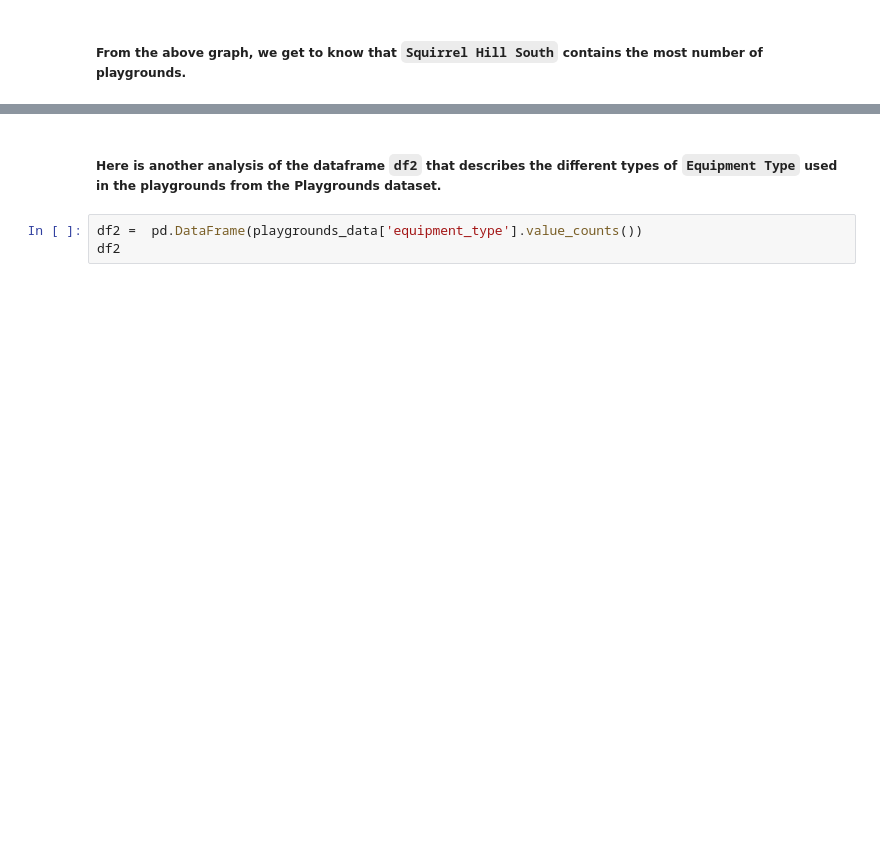
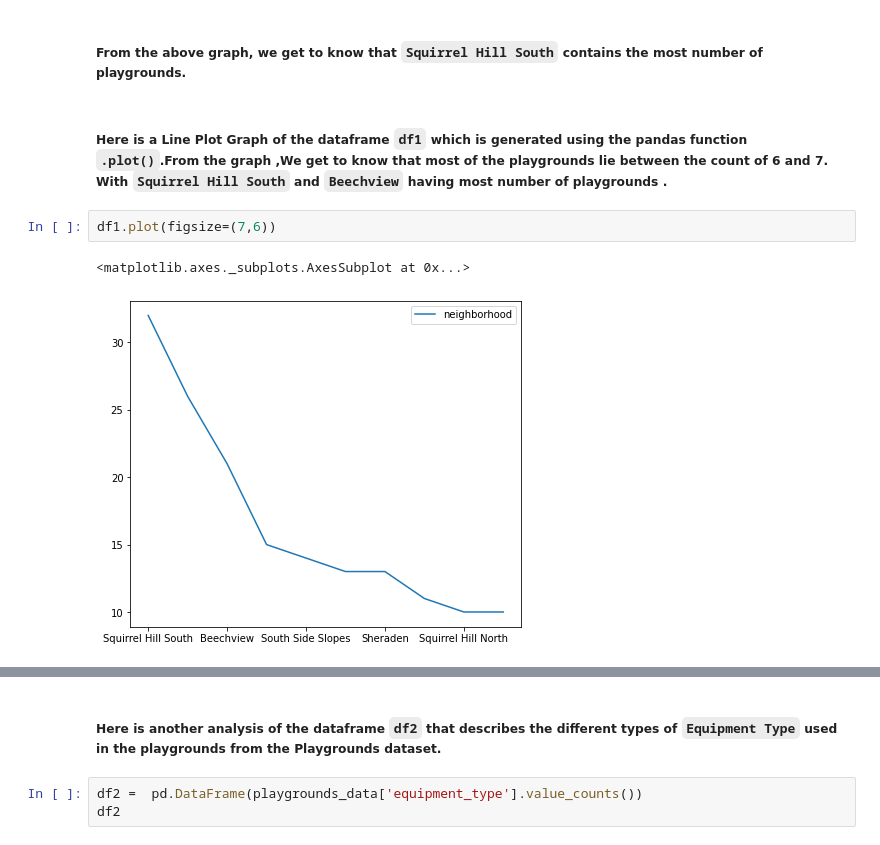
Before and after one commit to Roma-Reddy/Cmpinf0010FinalProject, a Jupyter notebook: Roma_Final_Notebook.ipynb, the cells around one changed output, grey strips where cells are left out. Drawn from its saved outputs; the diff is of its cells as text; blank space fills up the shorter version.

```diff
--- a/Roma_Final_Notebook.ipynb
+++ b/Roma_Final_Notebook.ipynb
@@ -108,2 +108,9 @@ df1.plot.bar()
 # %% [markdown]
 ##### From the above graph, we get to know that `Squirrel Hill South` contains the most number of playgrounds.
+# %% [markdown]
+##### Here is a Line Plot Graph of the dataframe `df1` which is generated using the pandas function `.plot()`.From the graph  ,We get to know that most of the playgrounds lie between the count of 6 and 7. With `Squirrel Hill South` and `Beechview` having most number of playgrounds .
+# %%
+df1.plot(figsize=(7,6))
+# %% [output]
+<matplotlib.axes._subplots.AxesSubplot at 0x...>
+[figure, added]
```
Also changed, not shown: parts of 14 cells of this notebook.
